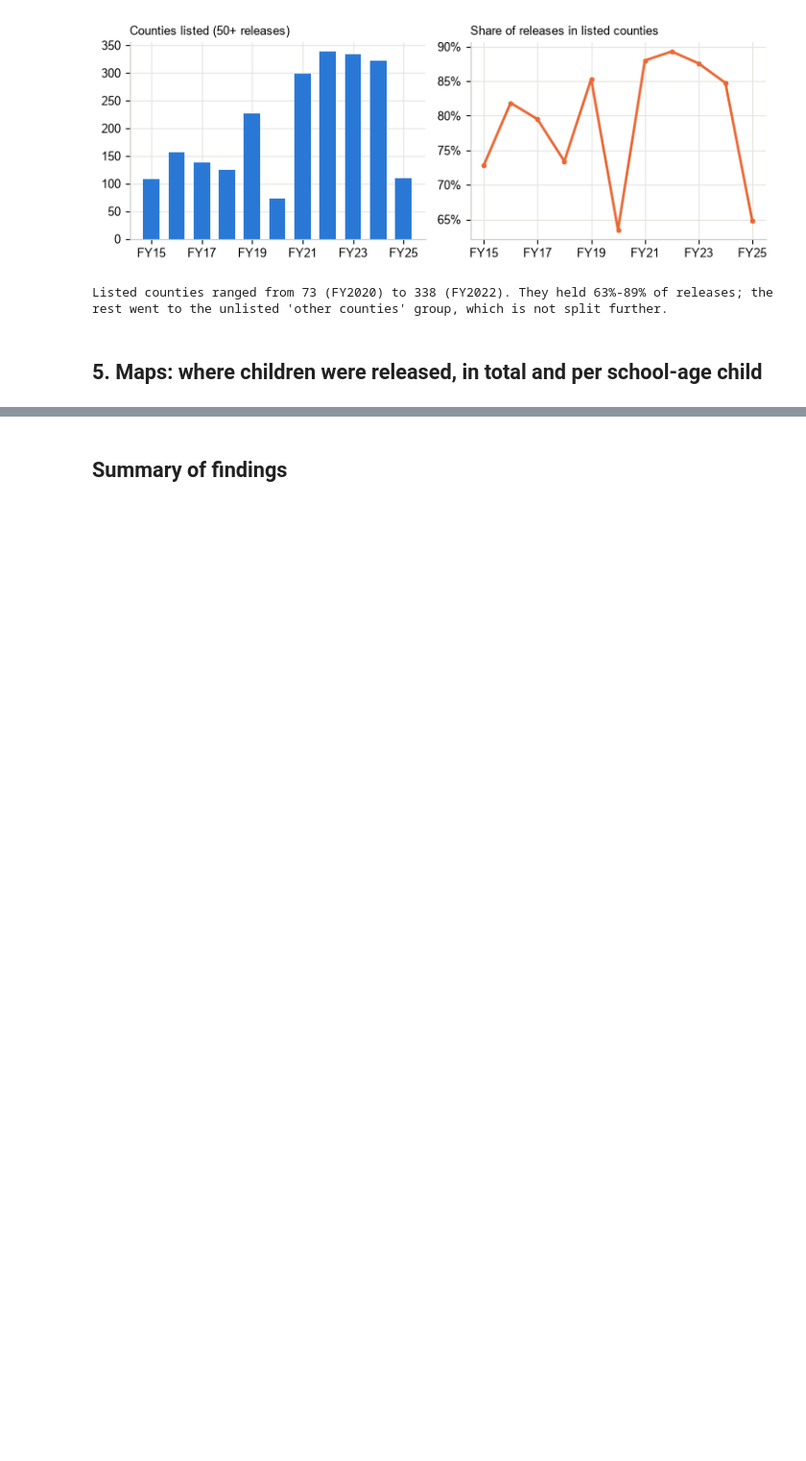
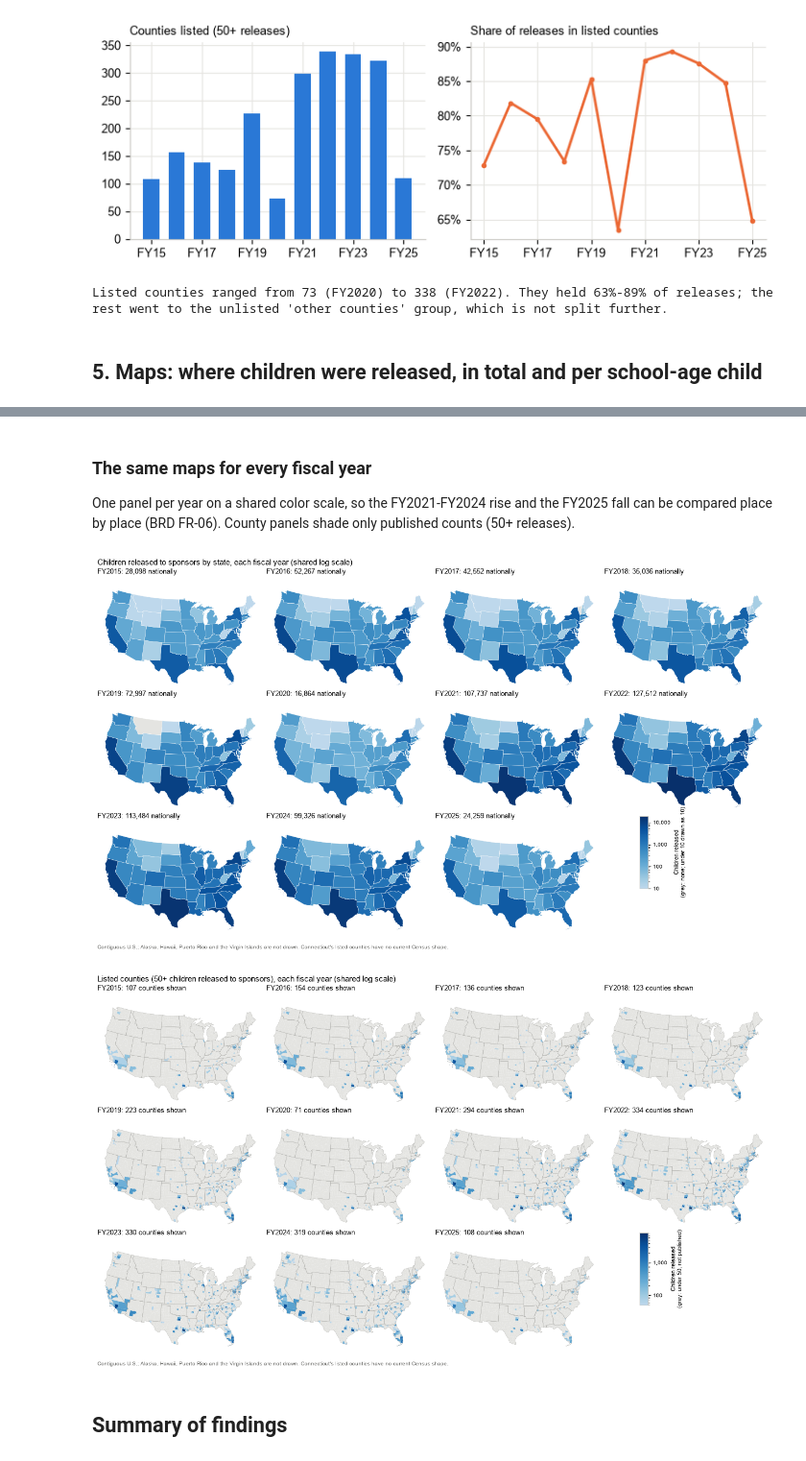
Before and after one commit to patrickdoyle314/UC-Public, a Jupyter notebook: notebooks/week2_eda.ipynb, the cells around one changed output, grey strips where cells are left out. Shown at 96% size. Drawn from its saved outputs; the diff is of its cells as text; code cells hidden in the pictures; blank space fills up the shorter version.

```diff
--- a/notebooks/week2_eda.ipynb
+++ b/notebooks/week2_eda.ipynb
@@ -151,8 +171,8 @@ st_tot = states.groupby("state").agg(releases=("releases", "sum"), pop_5_17=("po
 st_tot["per_1000_school_age"] = 1000 * st_tot.releases / st_tot.pop_5_17  # releases relative to school-age population: a service-planning rate (schools)
 m = lower48(st_shp).merge(st_tot, left_on="STUSPS", right_on="state", how="left")  # join map shapes to the numbers by state code; how='left' keeps every state on the map
 fig, axes = plt.subplots(1, 2, figsize=(9, 3.4))
-for ax, col, title in ((axes[0], "releases", "Releases FY2015-FY2025"),
-                       (axes[1], "per_1000_school_age", "Per 1,000 school-age children (2024)")):
+for ax, col, title in ((axes[0], "releases", "Children released, FY2015-FY2025 total"),
+                       (axes[1], "per_1000_school_age", "Per 1,000 children ages 5-17 (2024 population)")):
     m.plot(column=col, cmap="Blues", linewidth=0.3, edgecolor="white", ax=ax, legend=True,
            legend_kwds={"shrink": 0.6, "format": mtick.FuncFormatter(lambda v, _: f"{v:,.0f}")})
     ax.set_title(title, fontsize=9, loc="left"); ax.set_axis_off()
@@ -174,7 +194,7 @@ st_rank = st_tot.sort_values("per_1000_school_age", ascending=False)
 f = (f"Per school-age child, the highest totals were in {', '.join(st_rank.state.head(3))} "
      f"({st_rank.per_1000_school_age.head(1).iloc[0]:.0f} per 1,000), the lowest in {', '.join(st_rank.state.tail(3))}. "
      f"{counties.county_key.nunique()} counties were listed at least once; {(cm.releases.notna()).sum()} appear on the "
-     f"county map ({(counties.county_fips.isna() | (counties.county_fips == '<NA>')).groupby(counties.county_key).any().sum()} "
+     f"county map ({counties.county_fips.isna().groupby(counties.county_key).any().sum()} "
      f"Connecticut counties have no FIPS match because the 2023 boundaries use planning regions; Alaska, Hawaii and "
      f"Puerto Rico are left off the maps).")
 findings.append(f); print(f)
@@ -183,5 +203,57 @@ findings.append(f); print(f)
 [figure]
 Per school-age child, the highest totals were in MD, DC, VA (36 per 1,000), the lowest in HI, VT, AK. 393 counties were listed at least once; 389 appear on the county map (4 Connecticut counties have  ...
+# %% [markdown]
+### The same maps for every fiscal year
+
+One panel per year on a shared color scale, so the FY2021-FY2024 rise and the FY2025 fall can be compared
+place by place (BRD FR-06). County panels shade only published counts (50+ releases).
+# %%
+from matplotlib.colors import LinearSegmentedColormap
+# Blues without its near-white end, so the smallest shaded place still stands out from the grey.
+blues = LinearSegmentedColormap.from_list("blues", plt.get_cmap("Blues")(range(70, 256)))
+st48, co48 = lower48(st_shp), lower48(co_shp)
+
+def year_panels(title, norm, label):  # 3 x 4 grid: eleven years, and the color bar in the twelfth cell
+    fig, axes = plt.subplots(3, 4, figsize=(13, 7.6))
+    for ax in axes.flat:
+        ax.set_axis_off(); ax.grid(False)
+    fig.suptitle(title, x=0.01, ha="left", fontsize=11)
+    fig.text(0.01, 0.01, "Contiguous U.S.; Alaska, Hawaii, Puerto Rico and the Virgin Islands are not drawn. "
+             "Connecticut's listed counties have no current Census shape.", fontsize=7, color="#6b6b68")
+    bar = fig.colorbar(plt.cm.ScalarMappable(norm=norm, cmap=blues), cax=fig.add_axes([0.80, 0.16, 0.012, 0.18]))
+    bar.set_label(label, fontsize=8); bar.ax.tick_params(labelsize=7)
+    bar.ax.yaxis.set_major_formatter(mtick.FuncFormatter(lambda v, _: f"{v:,.0f}"))
+    fig.subplots_adjust(left=0.01, right=0.99, top=0.92, bottom=0.04, wspace=0.02, hspace=0.12)
+    return fig, axes.flat
+
+by_state = states.pivot(index="state", columns="fiscal_year", values="releases")
+norm = LogNorm(vmin=10, vmax=by_state.max().max())
+fig, axes = year_panels("Children released to sponsors by state, each fiscal year (shared log scale)", norm,
+                        "Children released\n(grey: none; under 10 drawn as 10)")
+for ax, fy in zip(axes, FY):
+    g = st48.assign(releases=st48.STUSPS.map(by_state[fy]))
+    g.plot(color="#e4e4e1", linewidth=0.3, edgecolor="white", ax=ax)
+    shaded = g[g.releases > 0]
+    shaded.plot(column=shaded.releases.clip(lower=10), cmap=blues, norm=norm, linewidth=0.3, edgecolor="white", ax=ax)
+    ax.set_title(f"FY{fy}: {nat[fy]:,} nationally", fontsize=9, loc="left")
+save(fig, "state_maps_by_year", tight=False)
+
+# Connecticut's 4 listed counties have no FIPS match, so they cannot be drawn.
+by_county = counties[counties.county_fips.notna()].pivot(index="county_fips", columns="fiscal_year", values="releases")
+norm = LogNorm(vmin=50, vmax=by_county.max().max())
+fig, axes = year_panels("Listed counties (50+ children released to sponsors), each fiscal year (shared log scale)",
+                        norm, "Children released\n(grey: under 50, not published)")
+for ax, fy in zip(axes, FY):
+    g = co48.assign(releases=co48.GEOID.map(by_county[fy]))
+    g.plot(color="#e4e4e1", linewidth=0, ax=ax)
+    shown = g[g.releases.notna()]  # a county is shaded only in years it was published
+    shown.plot(column="releases", cmap=blues, norm=norm, linewidth=0, ax=ax)
+    st48.boundary.plot(ax=ax, color="#9a9a96", linewidth=0.2)
+    ax.set_title(f"FY{fy}: {len(shown)} counties shown", fontsize=9, loc="left")
+save(fig, "county_maps_by_year", tight=False)
+# %% [output]
+[figure, added]
+[figure, added]
 # %% [markdown]
 ## Summary of findings
 # %%
```
Also changed, not shown: parts of 9 cells of this notebook, 12 other files.
